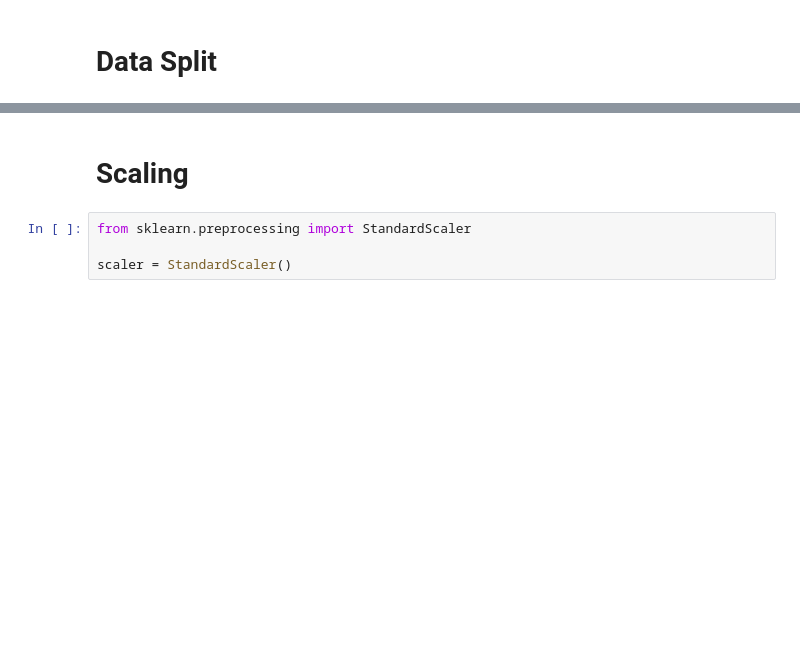
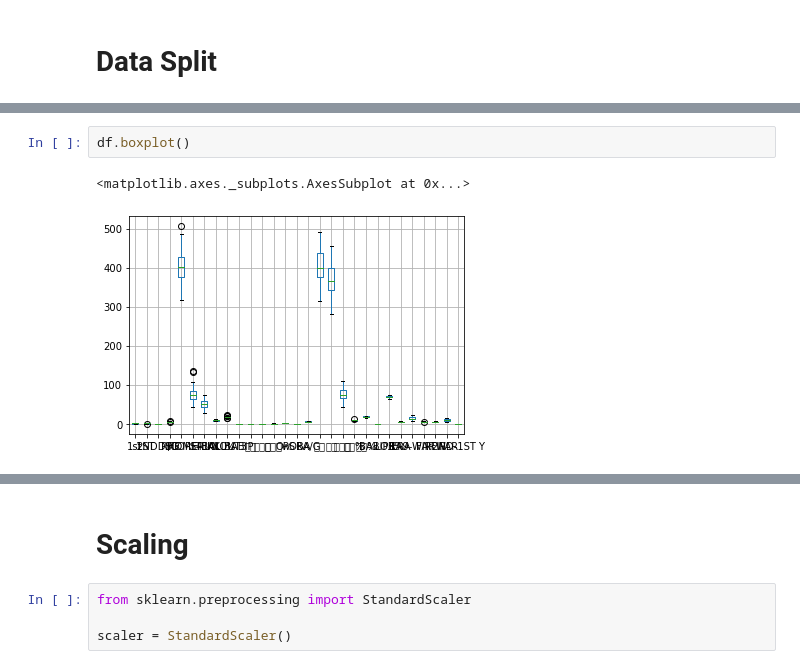
Before and after one commit to Hoesung-Jung/2020_BigContest, a Jupyter notebook: personal directory/kimjh5182/Learning Practice.ipynb, the cells around one changed output, grey strips where cells are left out. Saved outputs shown, nothing was run; the diff lists cells and outputs as text; blank space fills up the shorter version.

```diff
--- a/personal directory/kimjh5182/Learning Practice.ipynb
+++ b/personal directory/kimjh5182/Learning Practice.ipynb
@@ -16,3 +20,8 @@ df.head()
+# %%
+df.boxplot()
+# %% [output]
+<matplotlib.axes._subplots.AxesSubplot at 0x...>
+[figure, added]
 # %%
 import matplotlib.pyplot as plt
 %matplotlib inline
```
Also changed, not shown: parts of 11 cells of this notebook.
